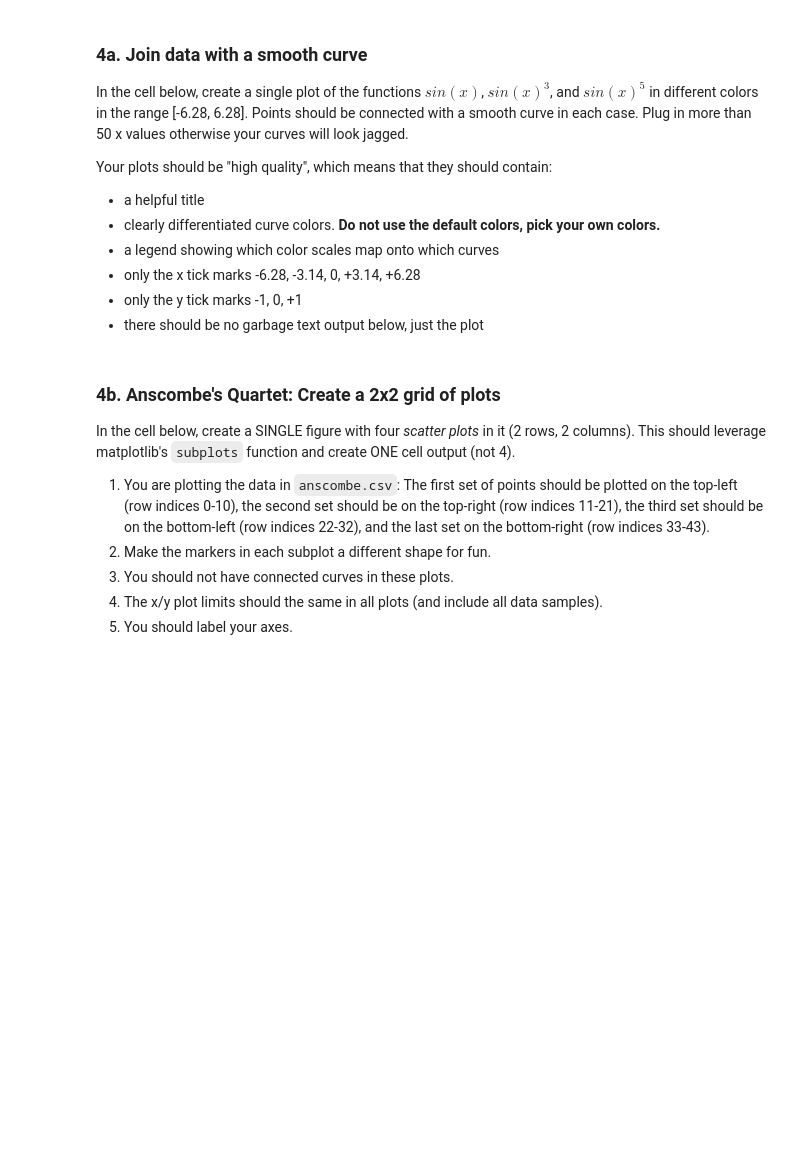
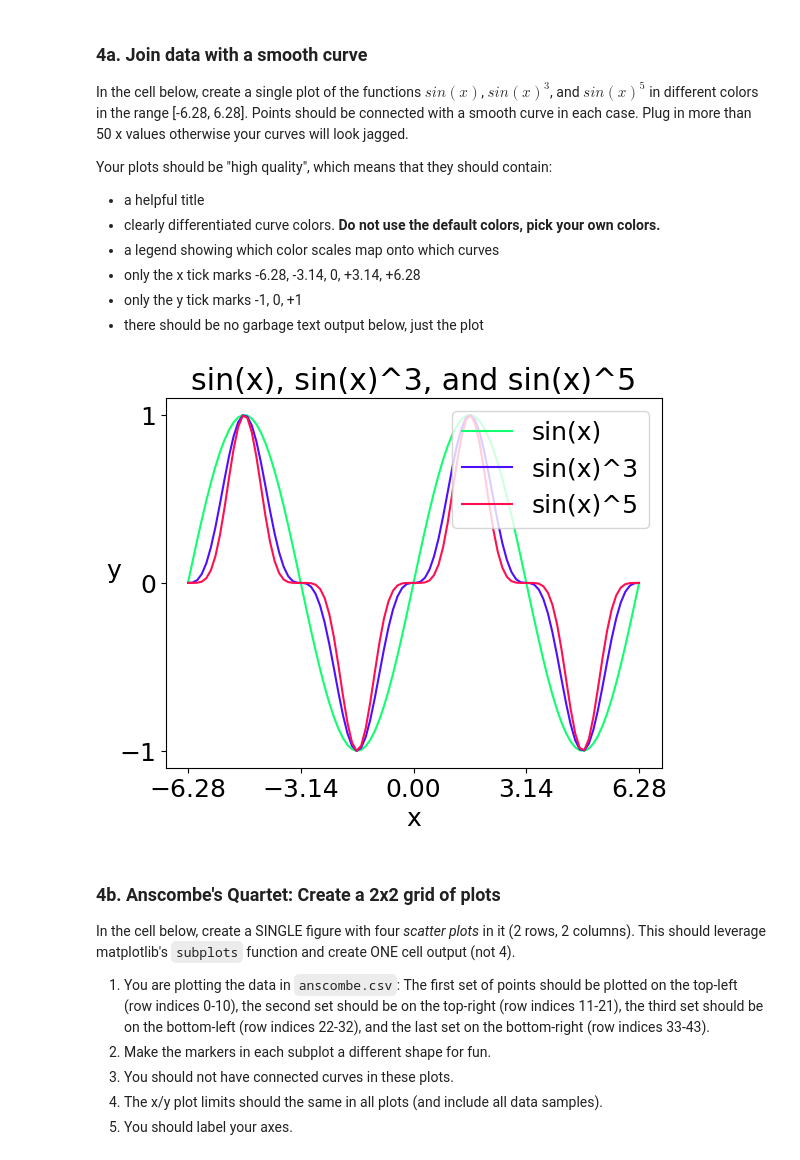
Before and after one commit to schiffinor/dataVisualization, a Jupyter notebook: Project1/analysis.ipynb, the cells around one changed output. Drawn from its saved outputs; the diff is of its cells as text; code cells hidden in the pictures; blank space fills up the shorter version.

```diff
--- a/Project1/analysis.ipynb
+++ b/Project1/analysis.ipynb
@@ -467,6 +467,26 @@ Your plots should be "high quality", which means that they should contain:
 - only the x tick marks -6.28, -3.14, 0, +3.14, +6.28
 - only the y tick marks -1, 0, +1
 - there should be no garbage text output below, just the plot
+# %%
+x = np.linspace(-6.28, 6.28, 100)
+y1 = np.sin(x)
+y2 = np.sin(x) ** 3
+y3 = np.sin(x) ** 5
+
+plt.plot(x, y1, color="#0FFF6F", label="sin(x)")
+plt.plot(x, y2, color="#4F0FFF", label="sin(x)^3")
+plt.plot(x, y3, color="#FF0F4F", label="sin(x)^5")
+
+plt.title("sin(x), sin(x)^3, and sin(x)^5")
+plt.xlabel('x')
+plt.ylabel('y', rotation=0)
+plt.xticks([-6.28, -3.14, 0, 3.14, 6.28])
+plt.yticks([-1, 0, 1])
+plt.legend(loc = "best")
+
+plt.show()
+# %% [output]
+[figure, added]
 # %% [markdown]
 ### 4b. Anscombe's Quartet: Create a 2x2 grid of plots
 
```
Also changed, not shown: parts of 7 cells of this notebook, 13 other files.
